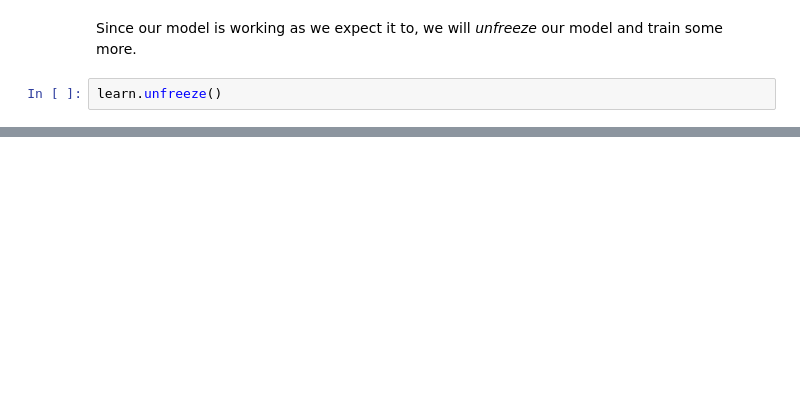
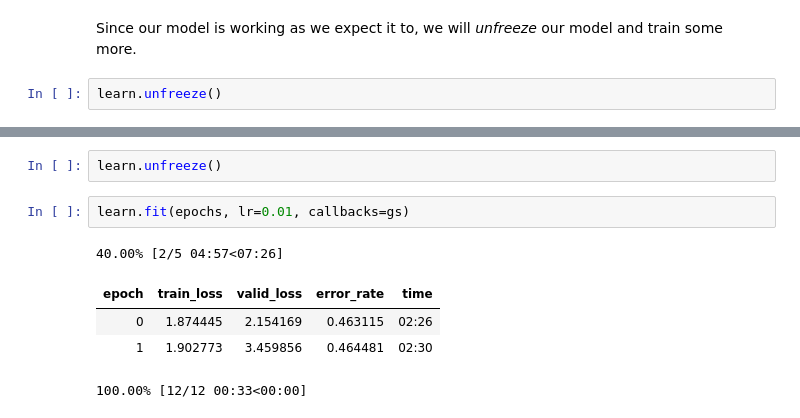
Before and after one commit to ohliumliu/fastai_v3, a Jupyter notebook: nbs/dl1/blind/blind-part4.ipynb, the cells around one changed output, grey strips where cells are left out. Saved outputs shown, nothing was run; the diff lists cells and outputs as text; blank space fills up the shorter version.

```diff
--- a/nbs/dl1/blind/blind-part4.ipynb
+++ b/nbs/dl1/blind/blind-part4.ipynb
@@ -599,0 +169,10 @@ NameError: name 'pred' is not defined
+# %%
+learn.unfreeze()
+# %%
+learn.fit(epochs, lr=0.01, callbacks=gs)
+# %% [output]
+40.00% [2/5 04:57<07:26]
+| epoch | train_loss | valid_loss | error_rate | time |
+| 0 | 1.874445 | 2.154169 | 0.463115 | 02:26 |
+| 1 | 1.902773 | 3.459856 | 0.464481 | 02:30 |
+100.00% [12/12 00:33<00:00]
```
Also changed, not shown: parts of 97 cells of this notebook, 3 other files.
